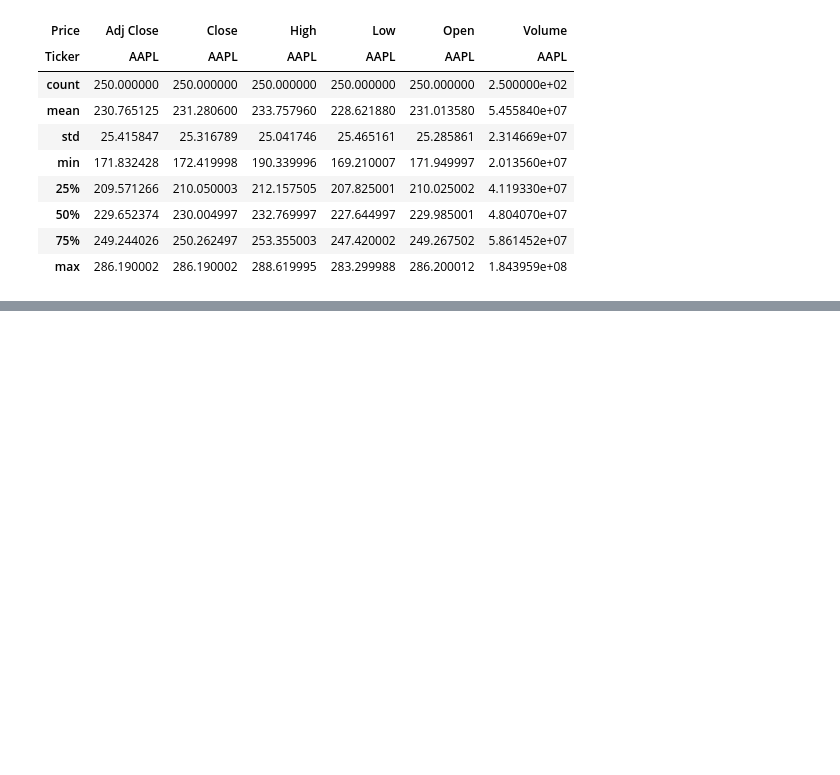
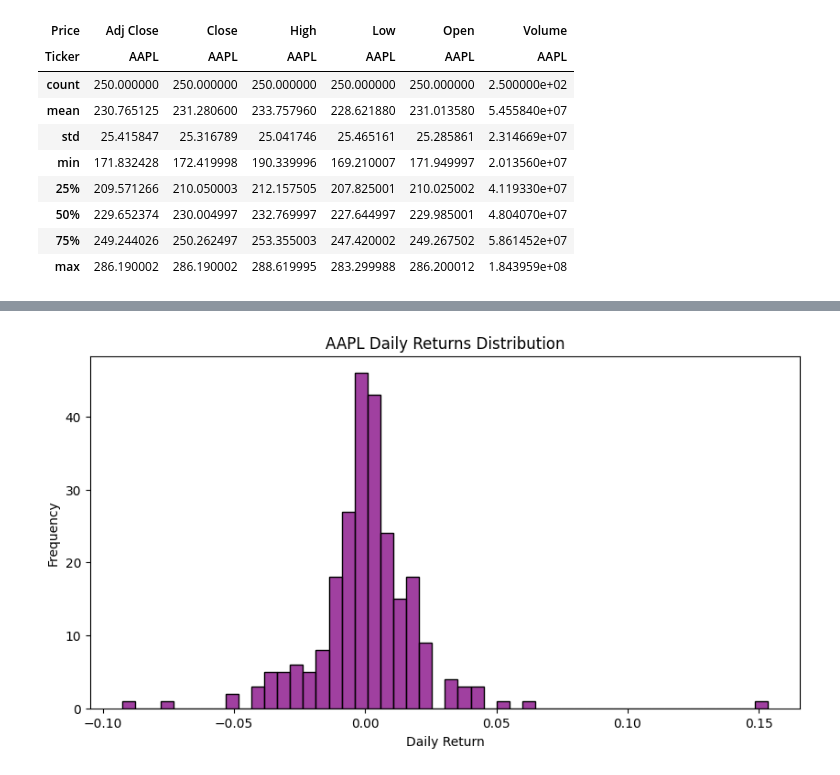
Before and after one commit to Robson41/computer_infrastructure_assessment, a Jupyter notebook: problems.ipynb, the cells around one changed output, grey strips where cells are left out. Saved outputs shown, nothing was run; the diff lists cells and outputs as text; code cells hidden in the pictures; blank space fills up the shorter version.

```diff
--- a/problems.ipynb
+++ b/problems.ipynb
@@ -115,0 +155,29 @@ stock_summary
+# %%
+# ==============================
+# Cell 7: Calculate and Visualize Daily Returns
+# ==============================
+
+# Step 8a: Calculate daily percentage change in closing price
+# .pct_change() computes (current_day - previous_day) / previous_day
+# This gives the daily return as a decimal (e.g., 0.02 = 2%)
+# This helps quantify volatility in the stock
+stock_data['Daily_Return'] = stock_data['Close'].pct_change()
+
+# Step 8b: Set up the figure for the histogram
+plt.figure(figsize=(10,5))
+
+# Step 8c: Plot histogram of daily returns
+# dropna() is used to remove the first NaN generated by pct_change()
+# bins=50 creates 50 intervals for the histogram
+# color='purple' sets the bar color
+sns.histplot(stock_data['Daily_Return'].dropna(), bins=50, color='purple')
+
+# Step 8d: Add title and axis labels
+plt.title(f'{ticker_symbol} Daily Returns Distribution')
+plt.xlabel('Daily Return')  # X-axis represents percentage change
+plt.ylabel('Frequency')     # Y-axis represents how often each return occurred
+
+# Step 8e: Display the histogram
+plt.show()
+# %% [output]
+[figure, added]
```
Also changed, not shown: parts of 1 cell of this notebook.
